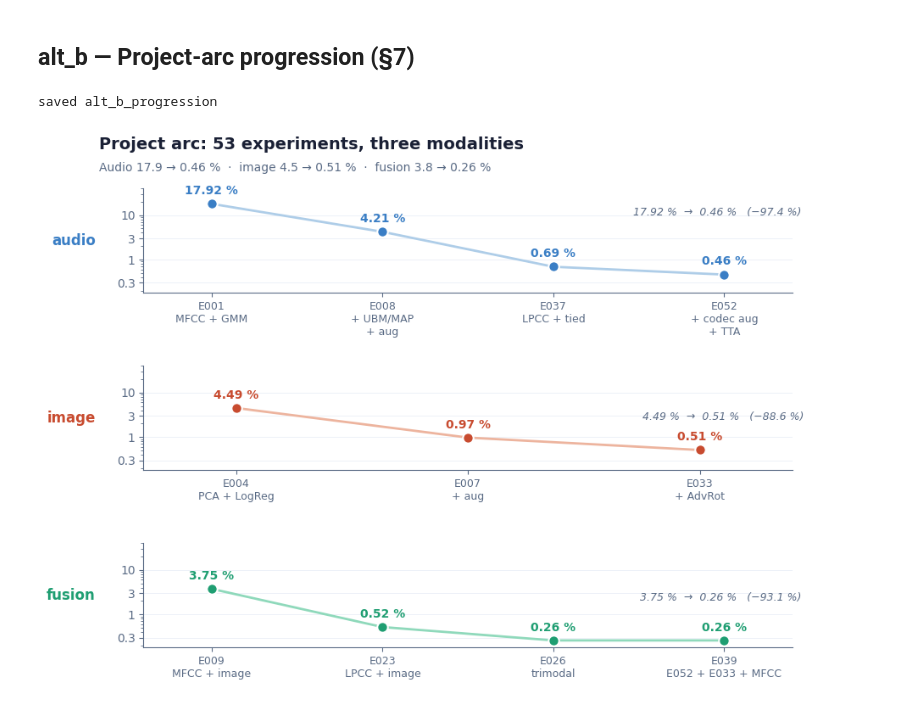
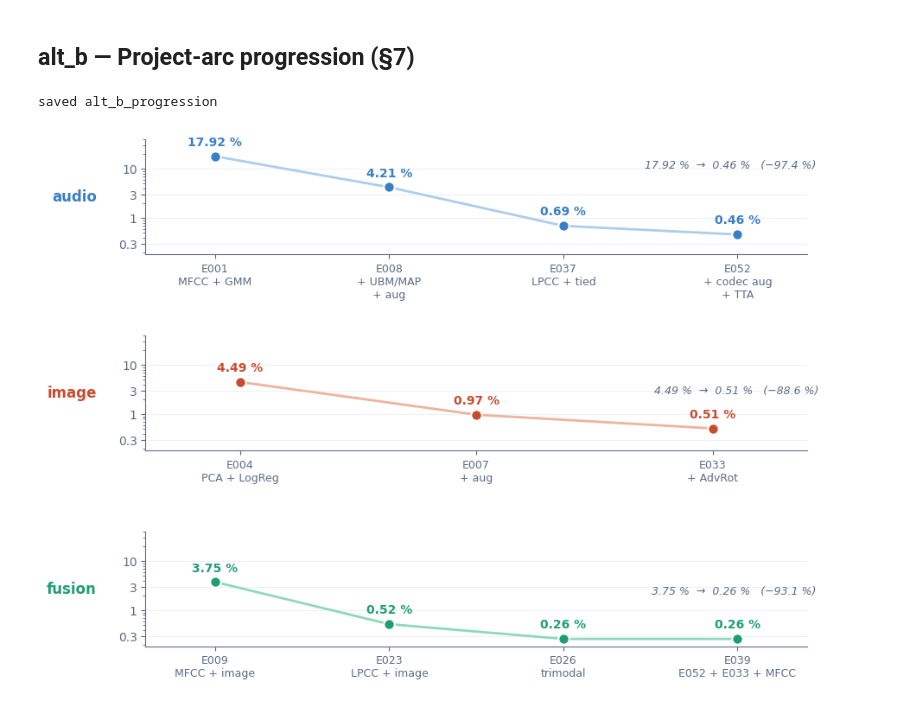
Before and after one commit to TheRamsay/sur-project, a Jupyter notebook: notebooks/dokumentace_figures.ipynb, the cells around one changed output. Cells and saved outputs as stored; diff of their text form; code cells hidden in the pictures.

```diff
--- a/notebooks/dokumentace_figures.ipynb
+++ b/notebooks/dokumentace_figures.ipynb
@@ -360,37 +337,33 @@ tracks = [
 ]
 
 fig, axes = plt.subplots(3, 1, figsize=(8.8, 6.6), gridspec_kw=dict(hspace=0.7))
-fig.subplots_adjust(top=0.88, left=0.10, right=0.97, bottom=0.06)
+fig.subplots_adjust(top=0.95, left=0.10, right=0.97, bottom=0.06)
 
 for ax, (name, c, c_lt, xlabs, ys) in zip(axes, tracks):
     n = len(xlabs); xs = np.arange(n)
     ax.plot(xs, ys, "-", color=c_lt, lw=2, zorder=2)
     ax.scatter(xs, ys, s=80, color=c, edgecolor="white", lw=1.5, zorder=3)
     for xv, yv in zip(xs, ys):
         ax.text(xv, yv * 1.45, f"{yv:.2f} %",
                 ha="center", va="bottom", fontsize=10,
                 color=c, fontweight="bold")
     ax.set_yscale("log")
     ax.set_ylim(0.18, max(40, ys[0] * 2))
     ax.set_yticks([0.3, 1, 3, 10])
     ax.set_yticklabels(["0.3", "1", "3", "10"])
     ax.set_xticks(xs)
     ax.set_xticklabels(xlabs, color=P["sub"], fontsize=9)
     ax.set_xlim(-0.4, n - 0.6)
     ax.grid(axis="y", color=P["grid"], lw=0.7); ax.set_axisbelow(True)
     ax.set_ylabel(name, color=c, fontsize=12, fontweight="bold",
                   rotation=0, ha="right", va="center", labelpad=18)
     drop = (1 - ys[-1] / ys[0]) * 100
     ax.text(n - 0.55, ys[0] * 0.85,
             f"{ys[0]:.2f} %  →  {ys[-1]:.2f} %   (−{drop:.1f} %)",
             ha="right", va="top", color=P["sub"], fontsize=9, style="italic")
 
-fig.text(0.04, 0.95, "Project arc: 53 experiments, three modalities",
-         color=P["ink"], fontsize=14, fontweight="bold")
-fig.text(0.04, 0.91, "Audio 17.9 → 0.46 %  ·  image 4.5 → 0.51 %  ·  fusion 3.8 → 0.26 %",
-         color=P["sub"], fontsize=10)
 save(fig, "alt_b_progression")
 plt.show()
 # %% [output]
 saved alt_b_progression
-[figure, old version]
+[figure, new version]
```
Also changed, not shown: parts of 5 cells of this notebook, 16 other files.
